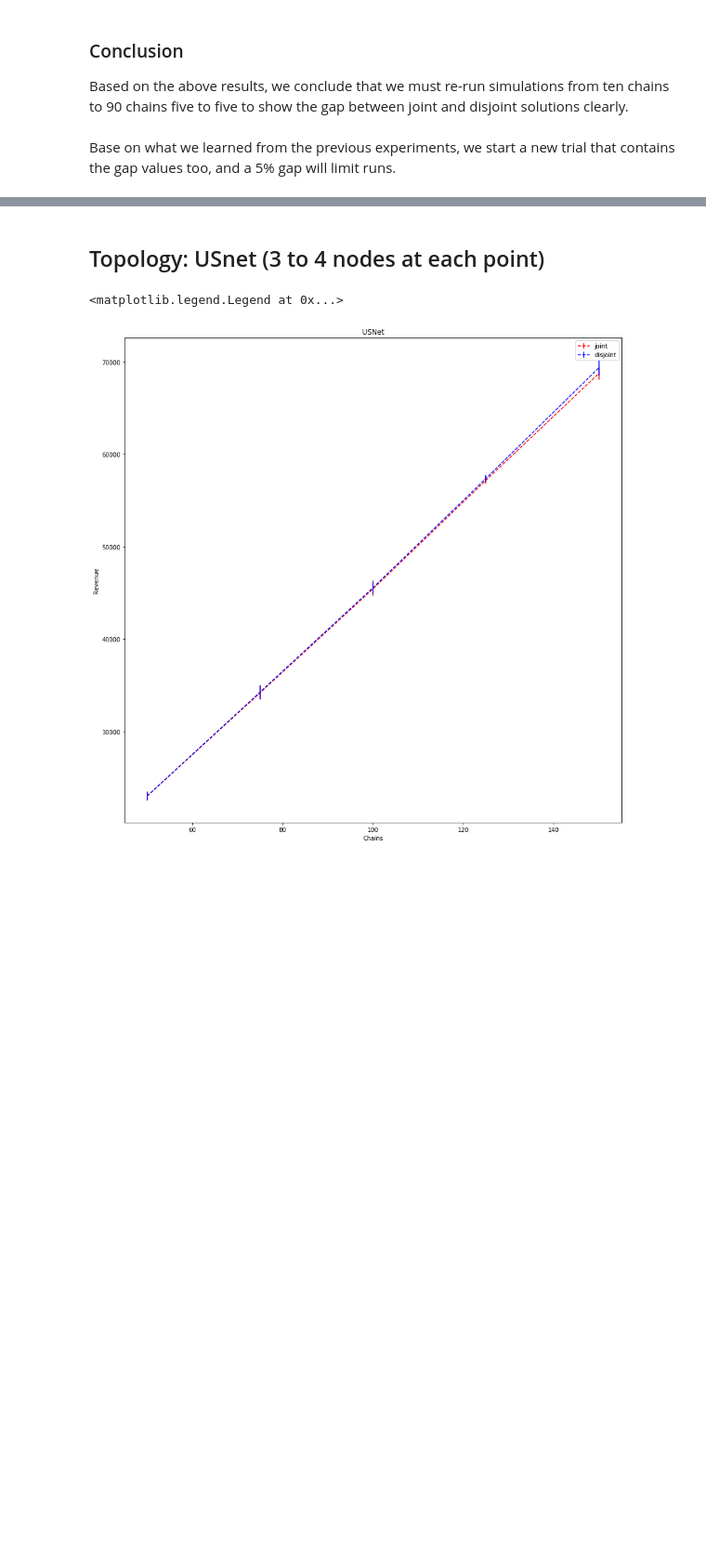
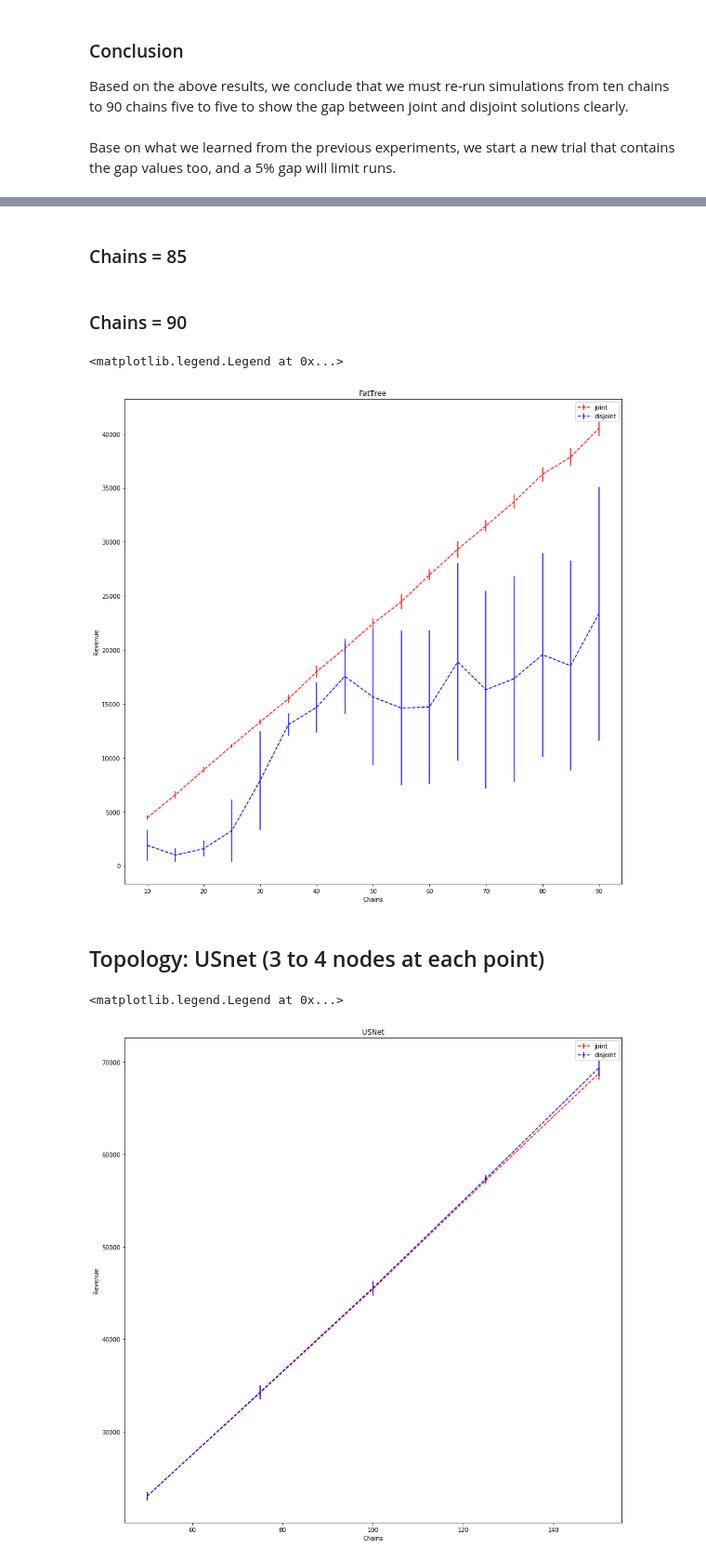
Before and after one commit to reinnet/jsd-mp, a Jupyter notebook: results/joint-vs-disjoint/results.ipynb, the cells around one changed output, grey strips where cells are left out. Shown at 93% size. Cells and saved outputs as stored; diff of their text form; code cells hidden in the pictures; blank space fills up the shorter version.

```diff
--- a/results/joint-vs-disjoint/results.ipynb
+++ b/results/joint-vs-disjoint/results.ipynb
@@ -285,0 +309,10 @@ Base on what we learned from the previous experiments, we start a new trial that
+# %%
+jrevenues = []
+jrevenues_err = []
+jgaps = []
+
+drevenues = []
+drevenues_err = []
+dgaps = []
+
+nchains = []
@@ -285,0 +709,2 @@ Base on what we learned from the previous experiments, we start a new trial that
+# %% [markdown]
+### Chains = 85
@@ -286,3 +735,41 @@ Base on what we learned from the previous experiments, we start a new trial that
+# %% [markdown]
+### Chains = 90
+# %%
+joint = pd.DataFrame(data={
+    'revenue': [41600.0, 40200.0, 41600.0, 40500.0, 39800.0, 39300.0, 40600.0, 39800.0, 40400.0, 39800.0, 40000.0, 40700.0, 40900.0, 41200.0, 41100.0],
+    'gap': [0.021153846153846103, 0.0186567164179104, 0.008173076923076903, 0.0266666666666666, 0.028894472361808973, 0.03053435114503809, 0.015270935960591094, 0.015326633165829107, 0.02475247524752469, 0.03793969849246222, 0.021499999999999946, 0.023832923832923774, 0.014425427872860599, 0.009223300970873764, 0.013868613138686097],
+    'accepted_chains': [90, 90, 90, 90, 90, 90, 90, 90, 90, 90, 90, 90, 90, 90, 90],
+    'vnfm': [46, 43, 40, 47, 47, 47, 42, 41, 46, 51, 44, 46, 42, 40, 42]
+})
+
+disjoint = pd.DataFrame(data={
+    'revenue': [40100.0, 10300.0, 39700.0, 13700.0, 16300.0, 14700.0, 14100.0, 15600.0, 17200.0, 40100.0, 15500.0, 18800.0, 39900.0, 39100.0, 15300.0],
+    'gap': [0.020448877805486234, 0.011650485436893092, 0.019395465994962165, 0.021897810218977944, 0.03987730061349669, 0.03469387755102017, 0.039007092198581284, 0.03974358974358949, 0.04999999999999971, 0.016458852867830383, 0.039999999999999744, 0.03829787234042533, 0.039849624060150274, 0.04936061381074156, 0.01699346405228747],
+    'accepted_chains': [87, 25, 87, 32, 39, 36, 34, 38, 42, 89, 37, 44, 90, 89, 35],
+    'vnfm': [44, 10, 43, 15, 21, 18, 18, 20, 24, 42, 20, 24, 52, 55, 16]
+})
+
+jrevenues.append(np.average(joint['revenue'].values))
+jrevenues_err.append(np.std(joint['revenue'].values))
+jgaps.append(np.average(joint['gap'].values))
+
+drevenues.append(np.average(disjoint['revenue'].values))
+drevenues_err.append(np.std(disjoint['revenue'].values))
+dgaps.append(np.average(disjoint['gap'].values))
+
+nchains.append(90)
+# %%
+_, ax = plt.subplots(figsize=(15, 15))
+
+ax.errorbar(x=nchains, y=jrevenues, fmt='r--', label='joint', yerr=jrevenues_err)
+ax.errorbar(x=nchains, y=drevenues, fmt='b--', label='disjoint', yerr=drevenues_err)
+
+ax.set_title('FatTree')
+ax.set(ylabel='Revenue', xlabel='Chains')
+ax.legend()
+# %% [output]
+<matplotlib.legend.Legend at 0x...>
+[figure, added]
 # %% [markdown]
 ## Topology: USnet (3 to 4 nodes at each point)
 # %%
```
Also changed, not shown: parts of 44 cells of this notebook.
